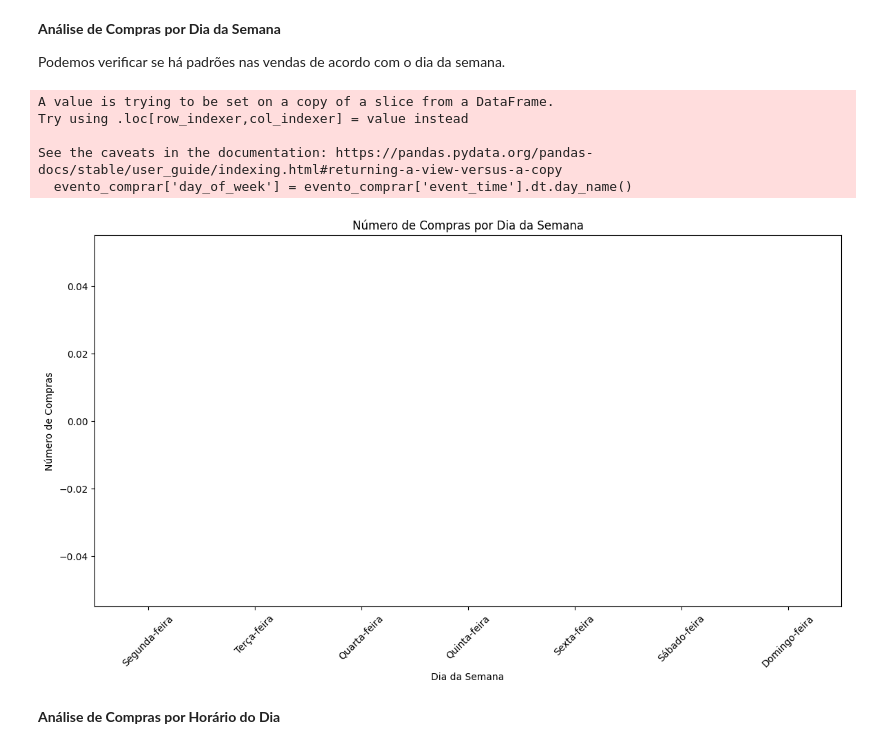
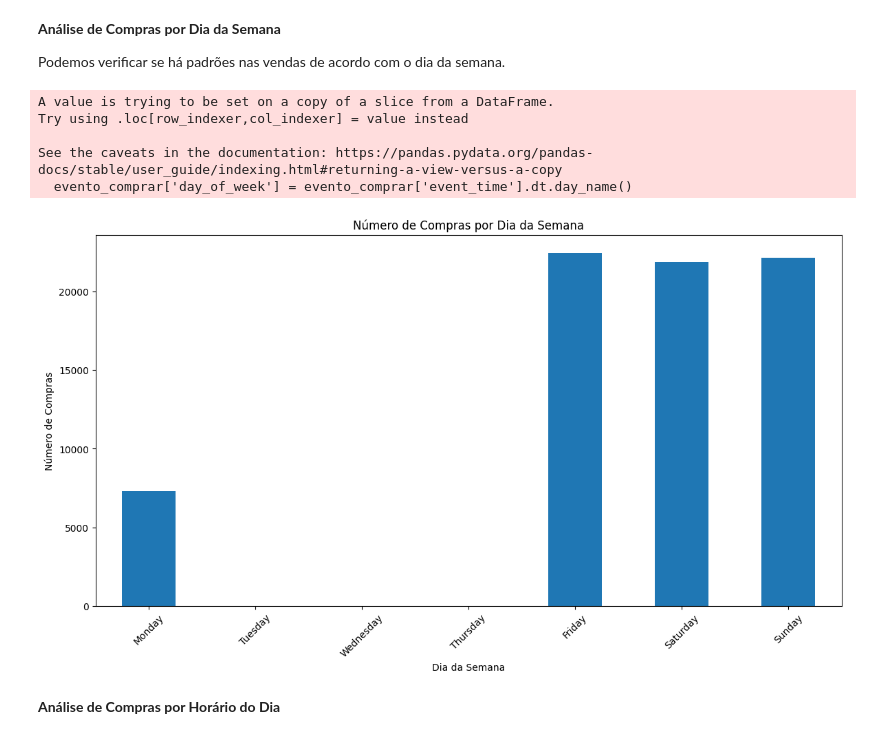
Before and after one commit to Andriellymoraespereira/Andriellymoraespereira, a Jupyter notebook: 03_tendencias_temporal_nas_vendas.ipynb, the cells around one changed output. Cells and saved outputs as stored; diff of their text form; code cells hidden in the pictures.

```diff
--- a/03_tendencias_temporal_nas_vendas.ipynb
+++ b/03_tendencias_temporal_nas_vendas.ipynb
@@ -17,7 +17,7 @@ drive.mount('/content/drive')
 
 # Carregar o dataset a partir do Google Drive
 
-df = pd.read_csv('/content/drive/MyDrive/cleaned_data.csv')
+df = pd.read_csv('/content/drive/MyDrive/Colab_Notebooks/cleaned_data.csv')
 
 # Exibir as primeiras linhas do DataFrame para verificar se o arquivo foi carregado corretamente
 print(df.head())
@@ -136,27 +136,27 @@ Podemos verificar se há padrões nas vendas de acordo com o dia da semana.
 # %%
 # Criar uma nova coluna para o dia da semana
 evento_comprar['day_of_week'] = evento_comprar['event_time'].dt.day_name()
 
 # Contar o número de compras por dia da semana
 comprar_per_day_of_week = evento_comprar['day_of_week'].value_counts().reindex(
-    ['Segunda-feira', 'Terça-feira', 'Quarta-feira', 'Quinta-feira', 'Sexta-feira', 'Sábado-feira', 'Domingo-feira']
+    ['Monday', 'Tuesday', 'Wednesday', 'Thursday', 'Friday', 'Saturday', 'Sunday']
 )
 
 # Plotar o número de compras por dia da semana
 plt.figure(figsize=(14, 7))
 comprar_per_day_of_week.plot(kind='bar')
 plt.title('Número de Compras por Dia da Semana')
 plt.xlabel('Dia da Semana')
 plt.ylabel('Número de Compras')
 plt.xticks(rotation=45)
 plt.show()
 # %% [output]
 A value is trying to be set on a copy of a slice from a DataFrame.
 Try using .loc[row_indexer,col_indexer] = value instead
 
 See the caveats in the documentation: https://pandas.pydata.org/pandas-docs/stable/user_guide/indexing.html#returning-a-view-versus-a-copy
   evento_comprar['day_of_week'] = evento_comprar['event_time'].dt.day_name()
-[figure, old version]
+[figure, new version]
 # %% [markdown]
 **Análise de Compras por Horário do Dia**
 # %%
```
